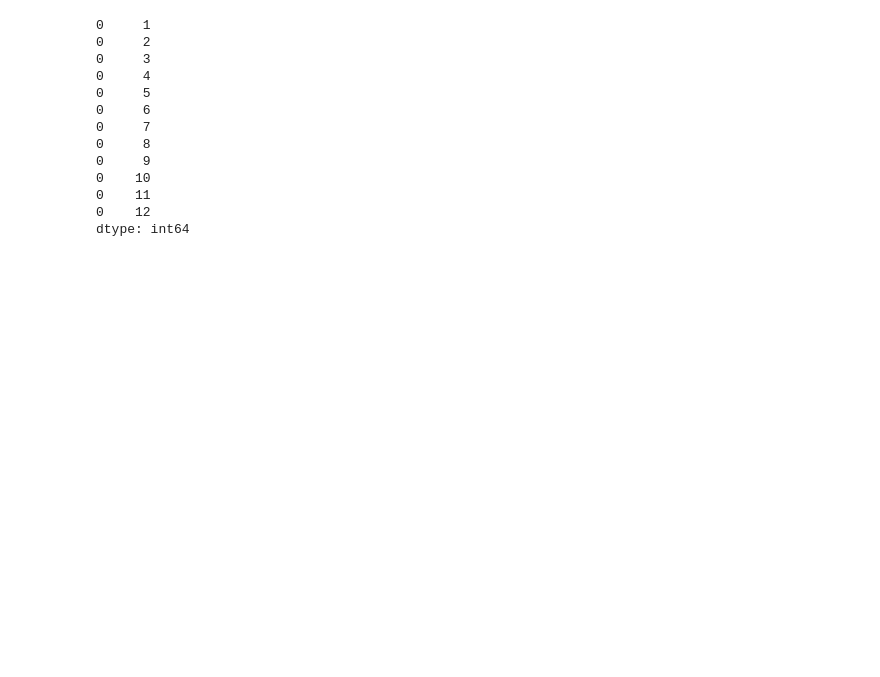
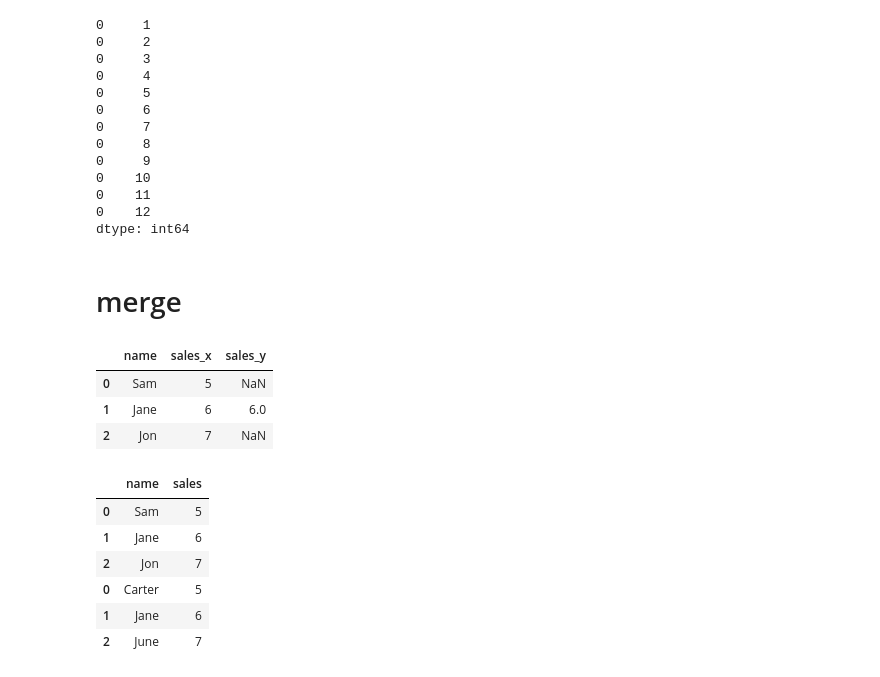
Before and after one commit to mondayn/py, a Jupyter notebook: pandas.ipynb, the cells around one changed output. Saved outputs shown, nothing was run; the diff lists cells and outputs as text; code cells hidden in the pictures; blank space fills up the shorter version.

```diff
--- a/pandas.ipynb
+++ b/pandas.ipynb
@@ -218,3 +218,25 @@ df2
 0    11
 0    12
 dtype: int64
+# %% [markdown]
+# merge
+# %%
+df1 = pd.DataFrame({'name':['Sam','Jane','Jon'], 'sales': [5,6,7]})
+df2 = pd.DataFrame({'name':['Carter','Jane','June'], 'sales': [5,6,7]})
+# new_df = pd.merge(df1,df2,how='left', left_on=['A_c1','c2'], right_on = ['B_c1','c2'])
+pd.merge(df1,df2,how='left',on=['name'])
+# %% [output]
+|  | name | sales_x | sales_y |
+| 0 | Sam | 5 | NaN |
+| 1 | Jane | 6 | 6.0 |
+| 2 | Jon | 7 | NaN |
+# %%
+pd.concat([df1,df2])
+# %% [output]
+|  | name | sales |
+| 0 | Sam | 5 |
+| 1 | Jane | 6 |
+| 2 | Jon | 7 |
+| 0 | Carter | 5 |
+| 1 | Jane | 6 |
+| 2 | June | 7 |
```
Also changed, not shown: 1 other file.
